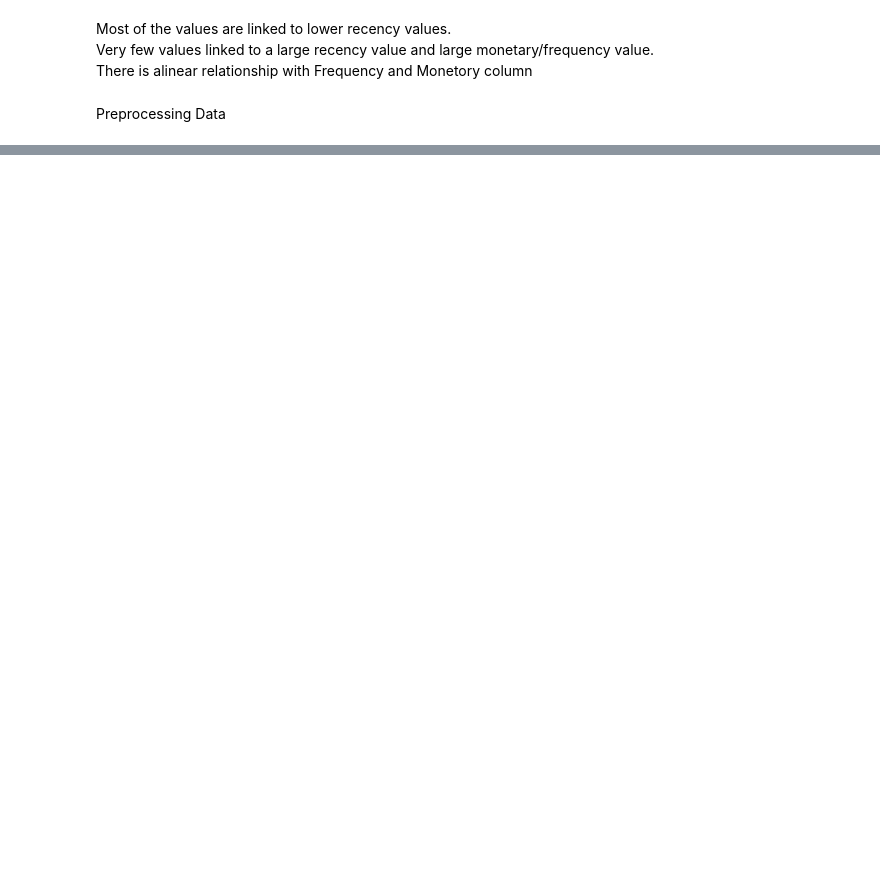
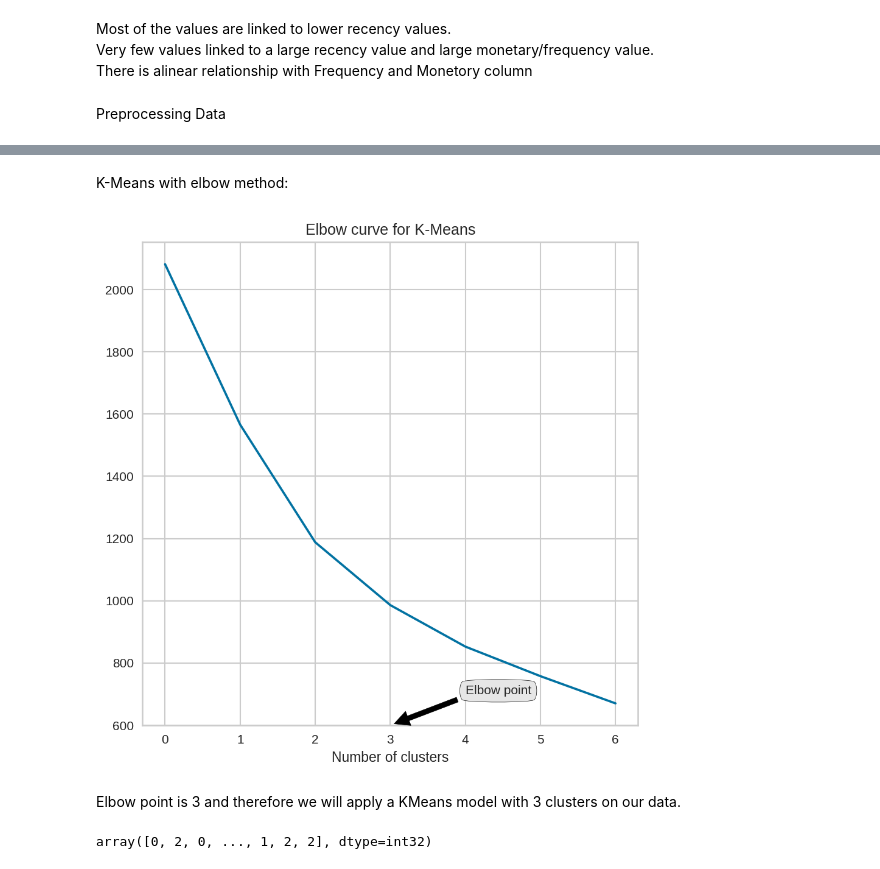
Before and after one commit to junaiskv94/Online-retail-segmentaion, a Jupyter notebook: Capstone4_Online_retail_segmentaion.ipynb, the cells around one changed output, grey strips where cells are left out. Cells and saved outputs as stored; diff of their text form; code cells hidden in the pictures; blank space fills up the shorter version.

```diff
--- a/Capstone4_Online_retail_segmentaion.ipynb
+++ b/Capstone4_Online_retail_segmentaion.ipynb
@@ -515,0 +587,36 @@ Preprocessing Data
+# %% [markdown]
+K-Means with elbow method:
+# %%
+#Getting the elbow curve for different number of clusters
+wcss = []
+
+#Creating a list of number of clusters
+range_n_clusters = [2, 3, 4, 5, 6, 7, 8]
+
+#Implementing the model for different number of clusters
+for num_clusters in range_n_clusters:
+    kmeans_model = KMeans(n_clusters=num_clusters,max_iter=1000,random_state=0)
+    kmeans_model.fit_predict(X_scaled)
+
+    wcss.append(kmeans_model.inertia_)
+
+# plot the elbow curve
+plt.figure(figsize=(7,7))
+plt.plot(wcss)
+plt.title('Elbow curve for K-Means')
+plt.xlabel('Number of clusters')
+plt.annotate('Elbow point', xy=(3, 600), xytext=(4,700),\
+             bbox=dict(boxstyle="round4,pad=.5", fc="0.9"),\
+             arrowprops=dict(facecolor='black', shrink=0.05))
+plt.show()
+# %% [output]
+[figure, added]
+# %% [markdown]
+ Elbow point is 3 and therefore we will apply a KMeans model with 3 clusters on our data.
+# %%
+#Implementing KMeans with 3 clusters
+kmeans_model_2 = KMeans(n_clusters=3,max_iter=1000,random_state=0)
+cluster_predict_2 = kmeans_model_2.fit_predict(X_scaled)
+cluster_predict_2
+# %% [output]
+array([0, 2, 0, ..., 1, 2, 2], dtype=int32)
```
Also changed, not shown: parts of 14 cells of this notebook.
